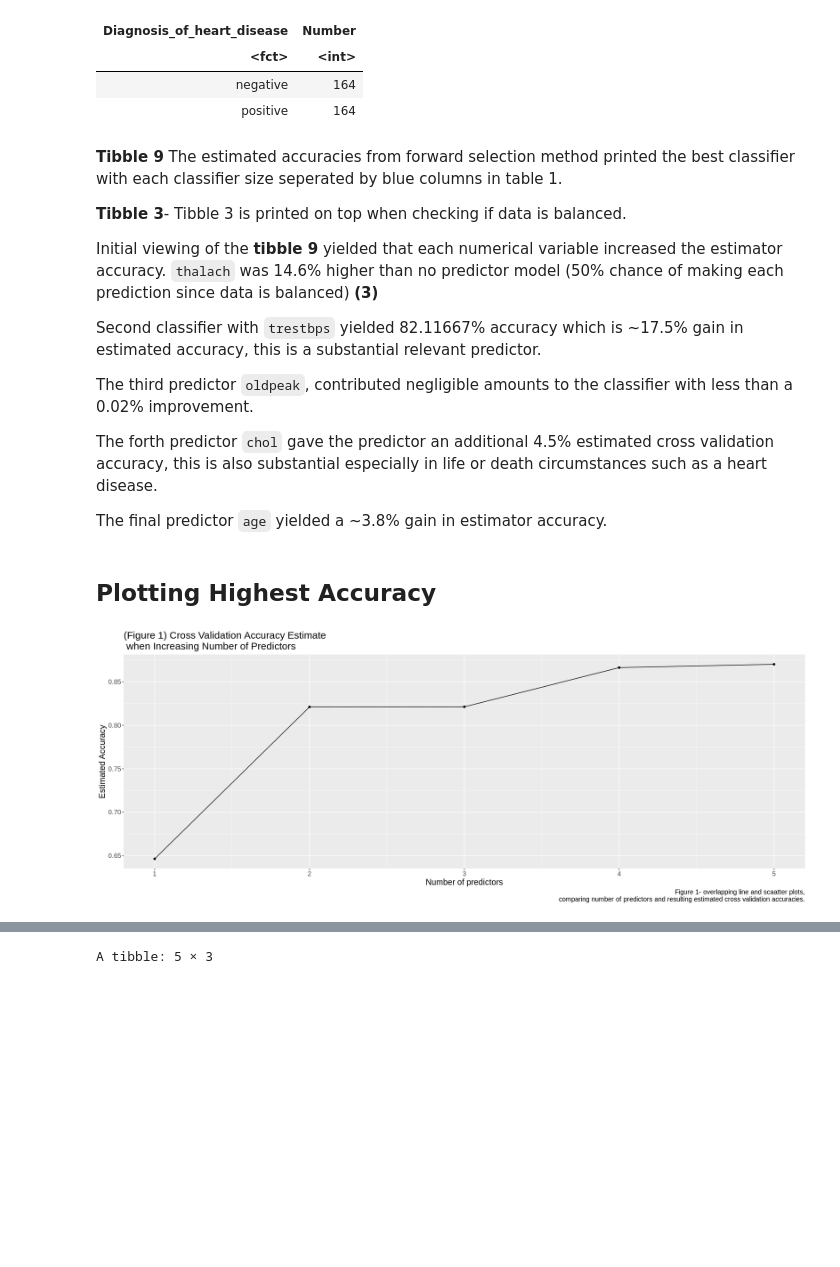
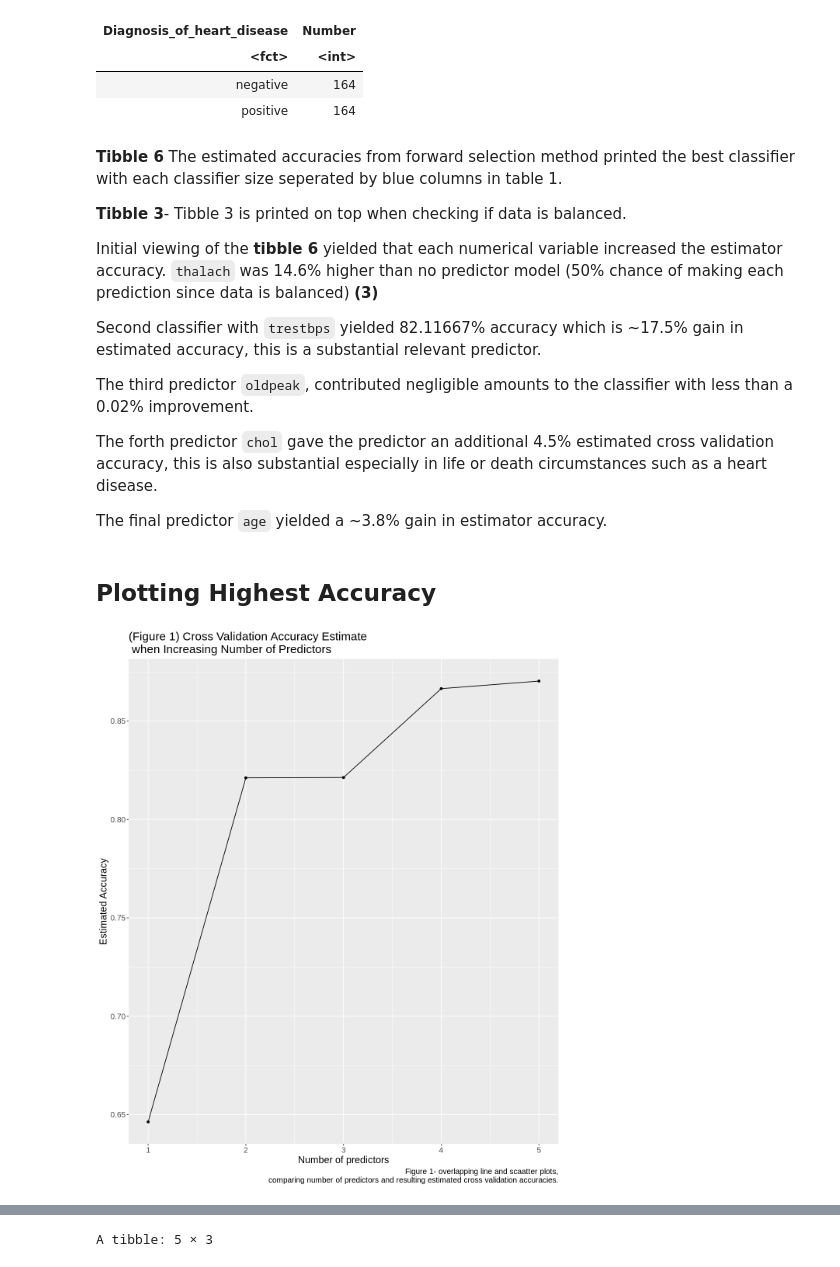
Before and after one commit to justinlook/dsci-100-2022w1-group-10, a Jupyter notebook: Final-project-group10.ipynb, the cells around one changed output, grey strips where cells are left out. Saved outputs shown, nothing was run; the diff lists cells and outputs as text; code cells hidden in the pictures; blank space fills up the shorter version.

```diff
--- a/Final-project-group10.ipynb
+++ b/Final-project-group10.ipynb
@@ -448,11 +448,11 @@ A tibble: 2 × 2
 | negative | 164 |
 | positive | 164 |
 # %% [markdown]
-**Tibble 9** The estimated accuracies from forward selection method printed the best classifier with each classifier size seperated by blue columns in table 1.
+**Tibble 6** The estimated accuracies from forward selection method printed the best classifier with each classifier size seperated by blue columns in table 1.
 
 **Tibble 3**- Tibble 3 is printed on top when checking if data is balanced.
 
-Initial viewing of the **tibble 9** yielded that each numerical variable increased the estimator accuracy.  `thalach` was 14.6% higher than no predictor model (50% chance of making each prediction since data is balanced) **(3)**
+Initial viewing of the **tibble 6** yielded that each numerical variable increased the estimator accuracy.  `thalach` was 14.6% higher than no predictor model (50% chance of making each prediction since data is balanced) **(3)**
 
 Second classifier with `trestbps` yielded 82.11667% accuracy which is ~17.5% gain in estimated accuracy, this is a substantial relevant predictor.
 
@@ -464,20 +464,20 @@ The final predictor `age` yielded a ~3.8% gain in estimator accuracy.
 # %% [markdown]
 ## Plotting Highest Accuracy
 # %%
-options(repr.plot.width=18, repr.plot.height=7)
+options(repr.plot.width=10, repr.plot.height=12)
 accuracies_cross_validation_plot<-accuracies|>
 ggplot(aes(x=size,y=accuracy))+
 geom_point()+
 geom_line()+
 labs(x="Number of predictors",y="Estimated Accuracy",
      caption ="Figure 1- overlapping line and scaatter plots,
 comparing number of predictors and resulting estimated cross validation accuracies.")+
 theme(text=element_text(size=20))+
 ggtitle("(Figure 1) Cross Validation Accuracy Estimate \n when Increasing Number of Predictors")+
 theme(text = element_text(size = 15))
 
 
 accuracies_cross_validation_plot
 # %% [output]
-[figure, old version]
+[figure, new version]
 # %% [markdown]
```
Also changed, not shown: parts of 20 cells of this notebook.
